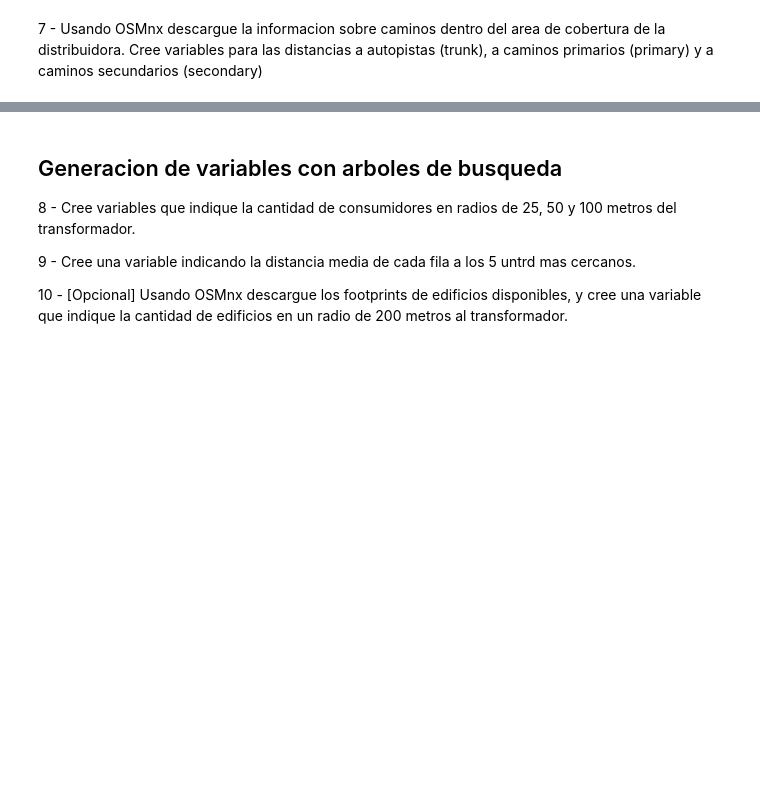
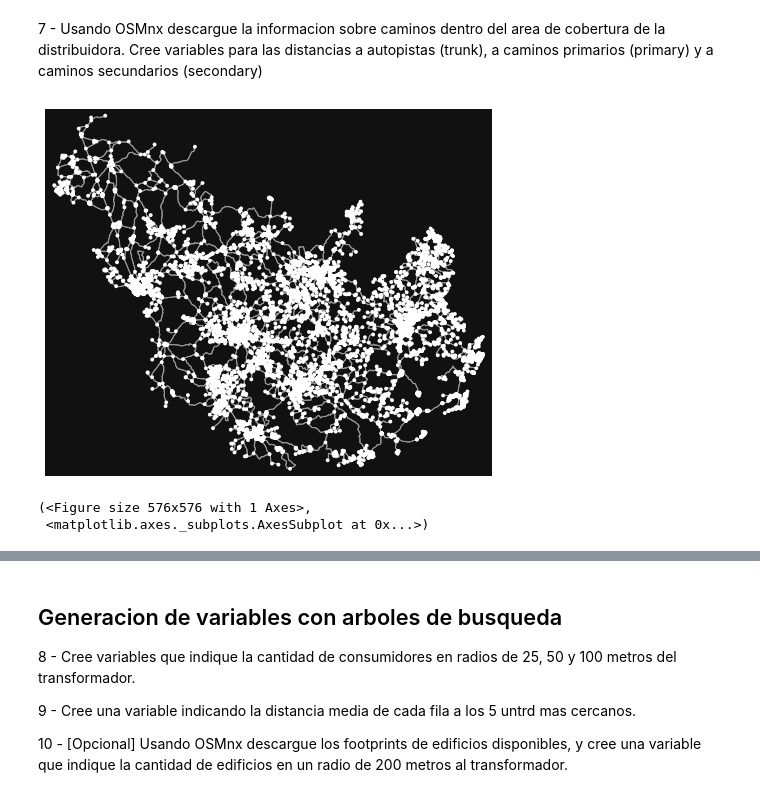
Before and after one commit to georeference-ML-mentoria/AnalisisYCuracion-, a Jupyter notebook: Javier.ipynb, the cells around one changed output, grey strips where cells are left out. Cells and saved outputs as stored; diff of their text form; code cells hidden in the pictures; blank space fills up the shorter version.

```diff
--- a/Javier.ipynb
+++ b/Javier.ipynb
@@ -342,0 +435,8 @@ untrd['dist_mar'] = untrd.distance(l_costa)
+# %%
+sergipe_mun_graph = ox.graph_from_place(['{}, Sergipe, Brazil'.format(name) for name in dataframe['MUN_NOME'].unique()])
+# %%
+ox.plot_graph(sergipe_mun_graph)
+# %% [output]
+[figure, added]
+(<Figure size 576x576 with 1 Axes>,
+ <matplotlib.axes._subplots.AxesSubplot at 0x...>)
```
Also changed, not shown: parts of 15 cells of this notebook, 1 other file.
